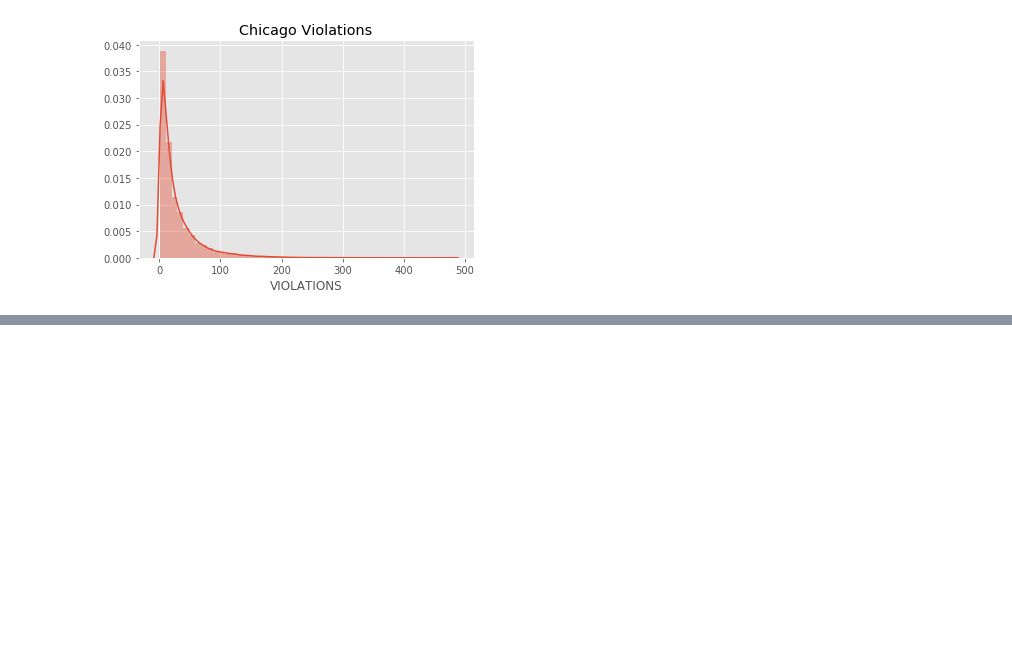
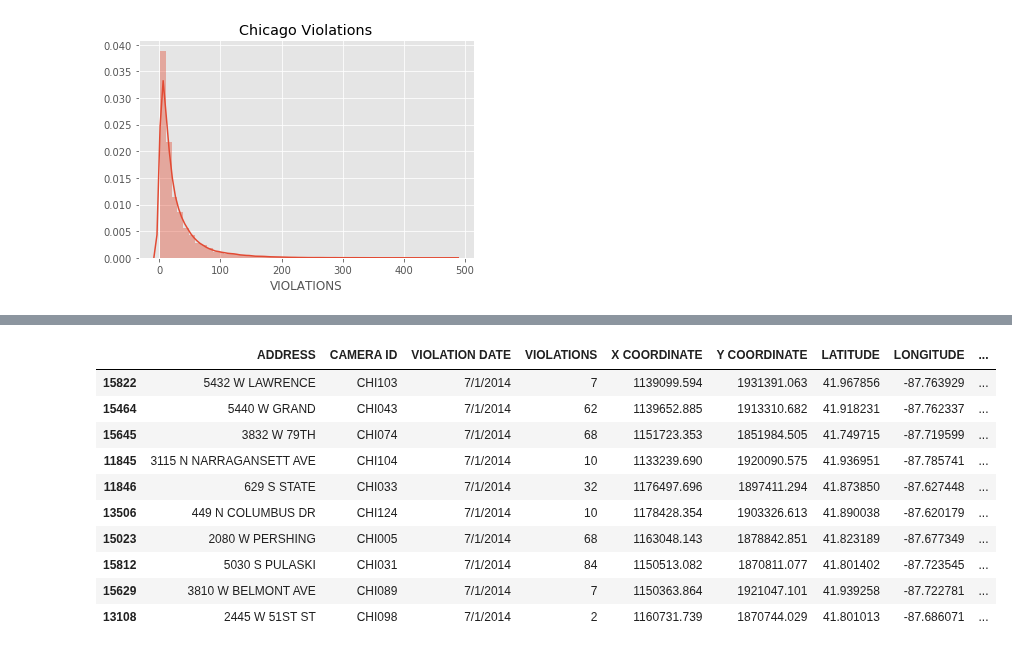
Before and after one commit to tahentx/pv_workbook, a Jupyter notebook: eda/chicago_violations.ipynb, the cells around one changed output, grey strips where cells are left out. Saved outputs shown, nothing was run; the diff lists cells and outputs as text; code cells hidden in the pictures; blank space fills up the shorter version.

Commit message:
practice sorting dataframe

```diff
--- a/eda/chicago_violations.ipynb
+++ b/eda/chicago_violations.ipynb
@@ -71,0 +120,16 @@ KeyError: 'day_of_week'
+# %%
+df.set_index(['Violation Date','CAMERA ID'])
+foo = df.sort_values(by=['Violation Date'], inplace=True)
+df.head(10)
+# %% [output]
+|  | ADDRESS | CAMERA ID | VIOLATION DATE | VIOLATIONS | X COORDINATE | Y COORDINATE | LATITUDE | LONGITUDE | ... |
+| 15822 | 5432 W LAWRENCE | CHI103 | 7/1/2014 | 7 | 1139099.594 | 1931391.063 | 41.967856 | -87.763929 | ... |
+| 15464 | 5440 W GRAND | CHI043 | 7/1/2014 | 62 | 1139652.885 | 1913310.682 | 41.918231 | -87.762337 | ... |
+| 15645 | 3832 W 79TH | CHI074 | 7/1/2014 | 68 | 1151723.353 | 1851984.505 | 41.749715 | -87.719599 | ... |
+| 11845 | 3115 N NARRAGANSETT AVE | CHI104 | 7/1/2014 | 10 | 1133239.690 | 1920090.575 | 41.936951 | -87.785741 | ... |
+| 11846 | 629 S STATE | CHI033 | 7/1/2014 | 32 | 1176497.696 | 1897411.294 | 41.873850 | -87.627448 | ... |
+| 13506 | 449 N COLUMBUS DR | CHI124 | 7/1/2014 | 10 | 1178428.354 | 1903326.613 | 41.890038 | -87.620179 | ... |
+| 15023 | 2080 W PERSHING | CHI005 | 7/1/2014 | 68 | 1163048.143 | 1878842.851 | 41.823189 | -87.677349 | ... |
+| 15812 | 5030 S PULASKI | CHI031 | 7/1/2014 | 84 | 1150513.082 | 1870811.077 | 41.801402 | -87.723545 | ... |
+| 15629 | 3810 W BELMONT AVE | CHI089 | 7/1/2014 | 7 | 1150363.864 | 1921047.101 | 41.939258 | -87.722781 | ... |
+| 13108 | 2445 W 51ST ST | CHI098 | 7/1/2014 | 2 | 1160731.739 | 1870744.029 | 41.801013 | -87.686071 | ... |
```
Also changed, not shown: parts of 9 cells of this notebook.
